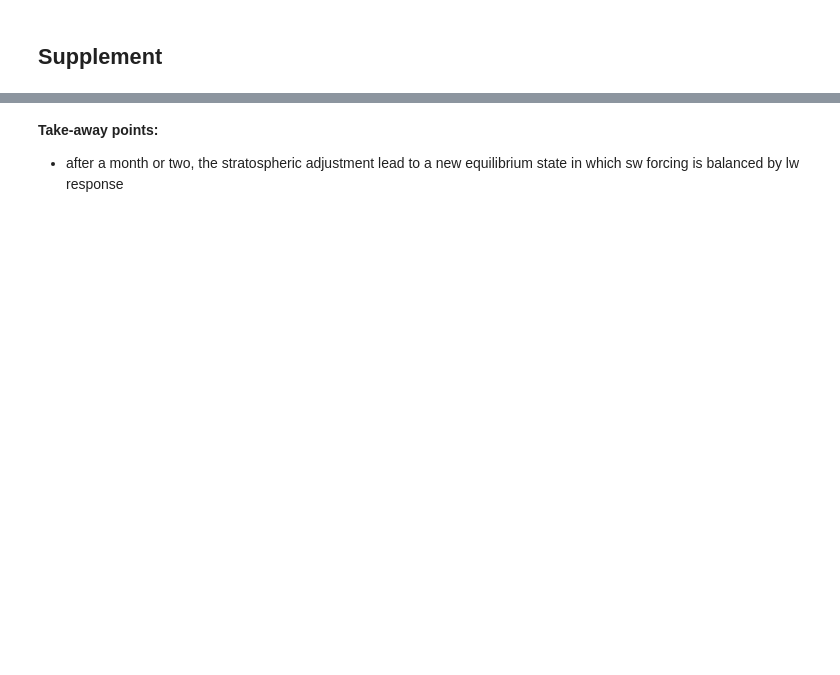
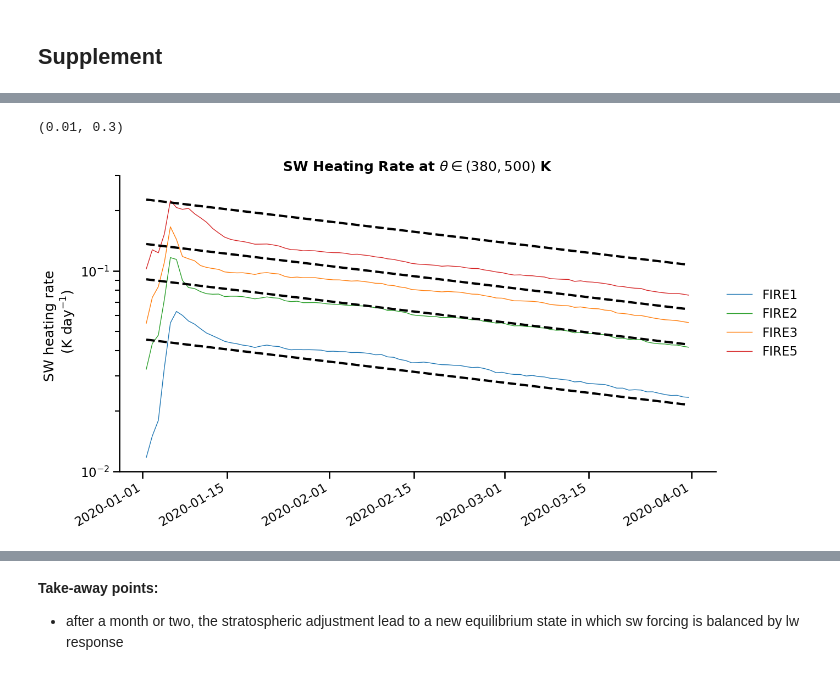
Before and after one commit to fsenf/nbook.2022-11_WiFi-AUS_Circ-Feedbacks, a Jupyter notebook: nbooks/04-Stratospheric-Heating.ipynb, the cells around one changed output, grey strips where cells are left out. Saved outputs shown, nothing was run; the diff lists cells and outputs as text; code cells hidden in the pictures; blank space fills up the shorter version.

```diff
--- a/nbooks/04-Stratospheric-Heating.ipynb
+++ b/nbooks/04-Stratospheric-Heating.ipynb
@@ -162,3 +194,34 @@ plt.ylim(1e-3, 3e-1)
+# %%
+modes = global_heating_stats.mode
+colors = ['C0', 'C1', 'C2', 'C3']
+
+trel = (gss.time - gss.time.isel(time = 0)).astype(np.float32) / 1e9 / 3600 / 24.
+decay_time = 4*30
+
+factors = np.array([1,2,3,5])
+for offset in factors / 22.:
+    fit = offset * np.exp(-trel/decay_time)
+    fit = fit.sel(time = slice('2020-01', '2020-03'))
+    fit.plot( x = 'time', color = 'k', ls = '--', zorder = 3)
+
+for i, mode in enumerate( modes ):
+    gsn = global_heat_nudged.sel(mode = mode)
+    # gss = global_heating_stats.sel(mode = mode)
+    #gsn = gsn.where( gss > 1e-4 )
+
+    gsn['dtdt_rheat_sw'].plot( x = 'time', c = colors[i], lw = 1, label = nlabels[i] )
+    #gss['dtdt_net'].sel(stats = 'mean').plot( x = 'time', c = colors[i], lw = 5,
+                                          #
+plt.legend(loc = 'center left', bbox_to_anchor=(1., 0.5,))
+plt.axhline(0, color = 'gray', alpha = 0.3, zorder = 1, lw = 5 )
+plt.xlabel('')
+plt.ylabel('SW heating rate \n (K day${}^{-1}$)')
+plt.title(r'SW Heating Rate at $\theta\in(380,500)$ K')
+plt.yscale('log')
+plt.ylim(1e-2, 3e-1)
+# %% [output]
+(0.01, 0.3)
+[figure, added]
 # %%
 plt.figure( figsize = (10, 6))
 plt.subplots_adjust( left = 0.2, bottom = 0.3, right = 0.8)
```
Also changed, not shown: parts of 5 cells of this notebook.
